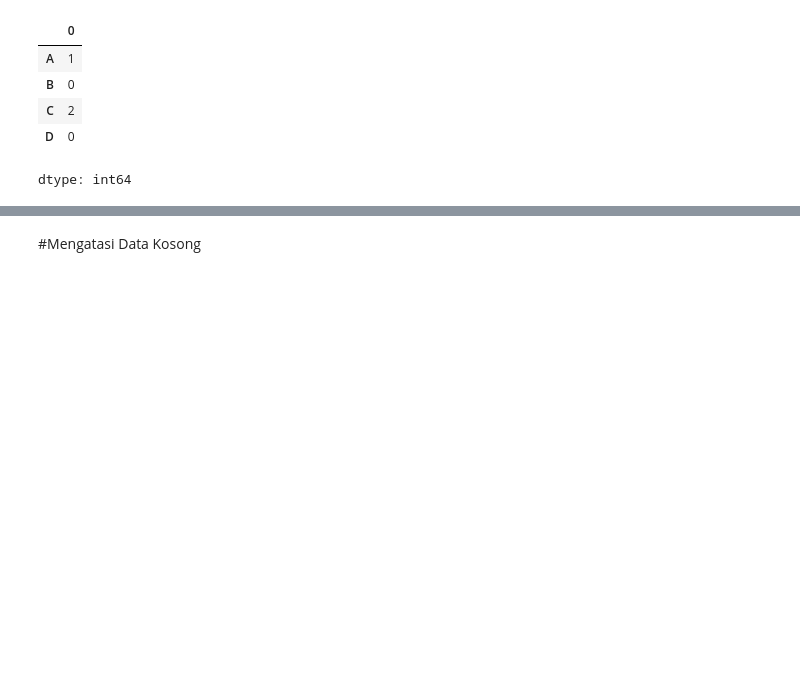
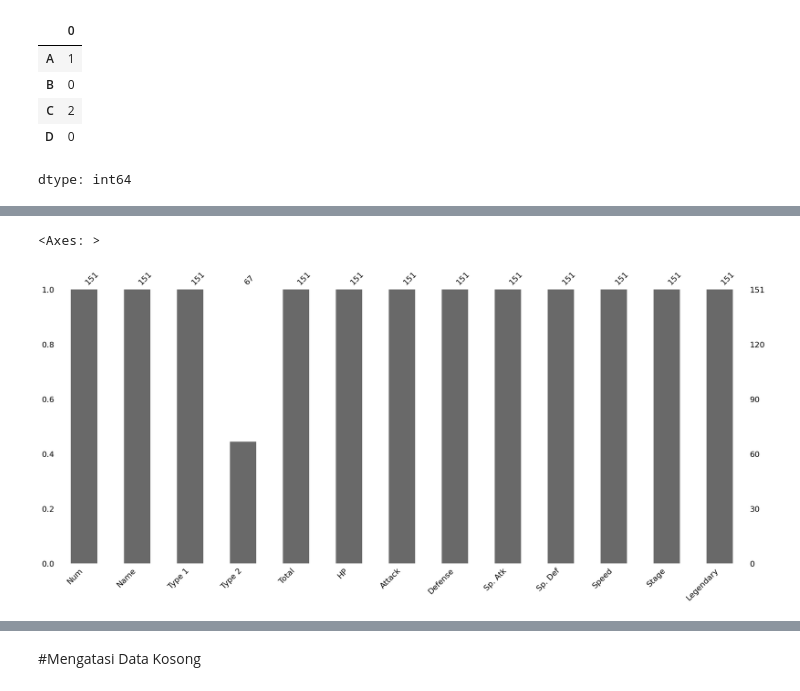
Before and after one commit to IdhamAbidinKaisilay/BelajarDataAnalyst, a Jupyter notebook: Data_Kosong_Missing_Data_.ipynb, the cells around one changed output, grey strips where cells are left out. Cells and saved outputs as stored; diff of their text form; code cells hidden in the pictures; blank space fills up the shorter version.

```diff
--- a/Data_Kosong_Missing_Data_.ipynb
+++ b/Data_Kosong_Missing_Data_.ipynb
@@ -65,0 +73,4 @@ dtype: int64
+# %%
+path = '/content/drive/MyDrive/Data Analyst 2025 + SQL + Excel/Section 8 Pandas: Input Output (I O) dan Dataset Review/Pokemon.csv'
+df_pokemon = pd.read_csv(path)
+df_pokemon
@@ -65,0 +91,12 @@ dtype: int64
+# %%
+msno.bar(df_pokemon)
+# 👉 Menampilkan diagram batang jumlah data valid vs missing per kolom.
+#    - Batang abu-abu = jumlah data valid (bukan NaN).
+#    - Garis putih tipis di atas batang = jumlah data kosong (NaN).
+# Insight:
+#    Hampir semua kolom batangnya penuh (tidak ada missing data),
+#    kecuali kolom "Type 2" batangnya lebih pendek karena banyak kosong.
+#    Artinya satu-satunya kolom yang bermasalah dengan missing value adalah "Type 2".
+# %% [output]
+<Axes: >
+[figure, added]
```
Also changed, not shown: parts of 22 cells of this notebook.
